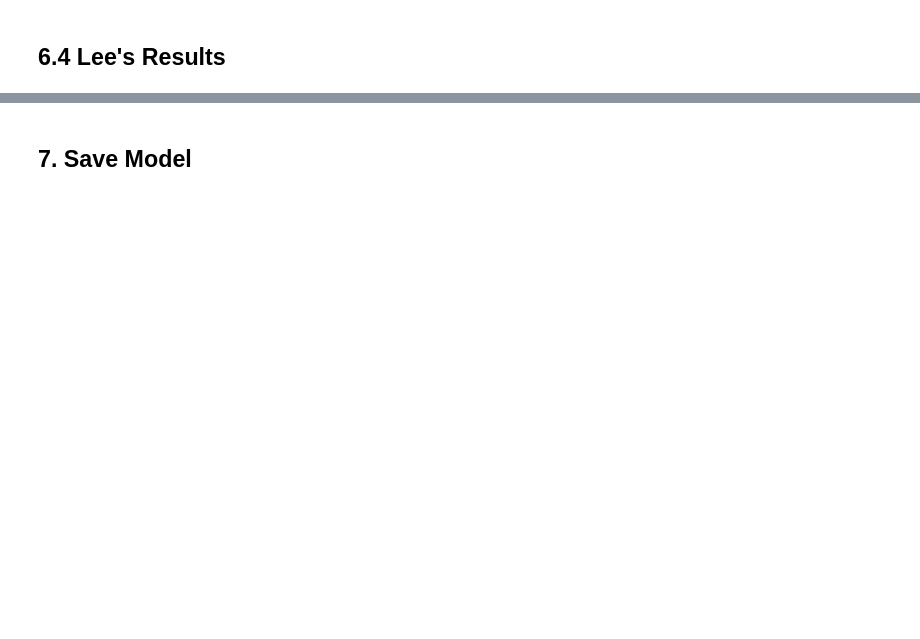
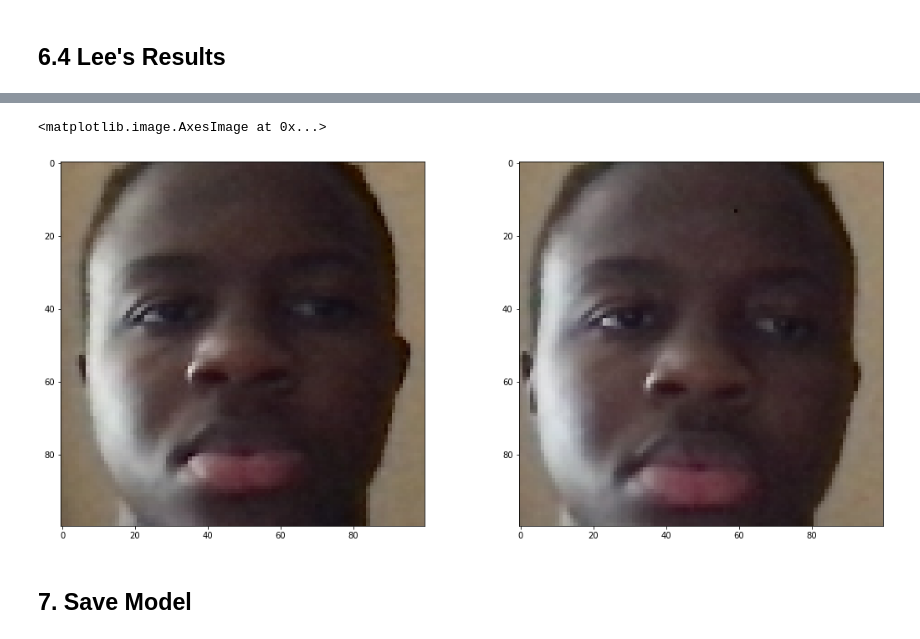
Before and after one commit to leonardsangoroh/facial-recognition-and-app-maybe, a Jupyter notebook: Facial Verification.ipynb, the cells around one changed output, grey strips where cells are left out. Drawn from its saved outputs; the diff is of its cells as text; code cells hidden in the pictures; blank space fills up the shorter version.

```diff
--- a/Facial Verification.ipynb
+++ b/Facial Verification.ipynb
@@ -646,2 +633,11 @@ plt.imshow(test_val[3])
+# %%
+plt.figure(figsize=(18,8))
+plt.subplot(1,2,1)
+plt.imshow(test_input[2])
+plt.subplot(1,2,2)
+plt.imshow(test_val[2])
+# %% [output]
+<matplotlib.image.AxesImage at 0x...>
+[figure, added]
 # %% [markdown]
 ## 7. Save Model
```
Also changed, not shown: parts of 44 cells of this notebook.
